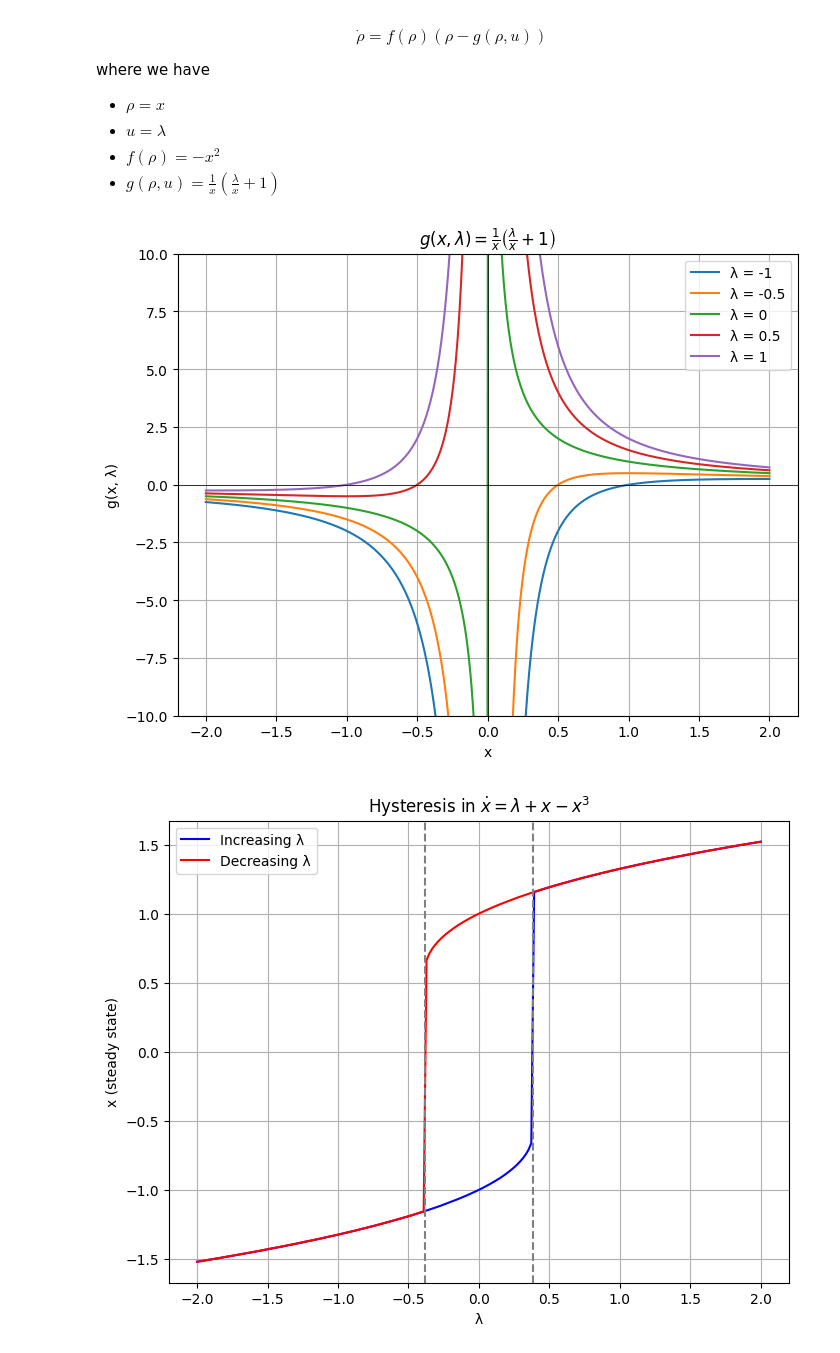
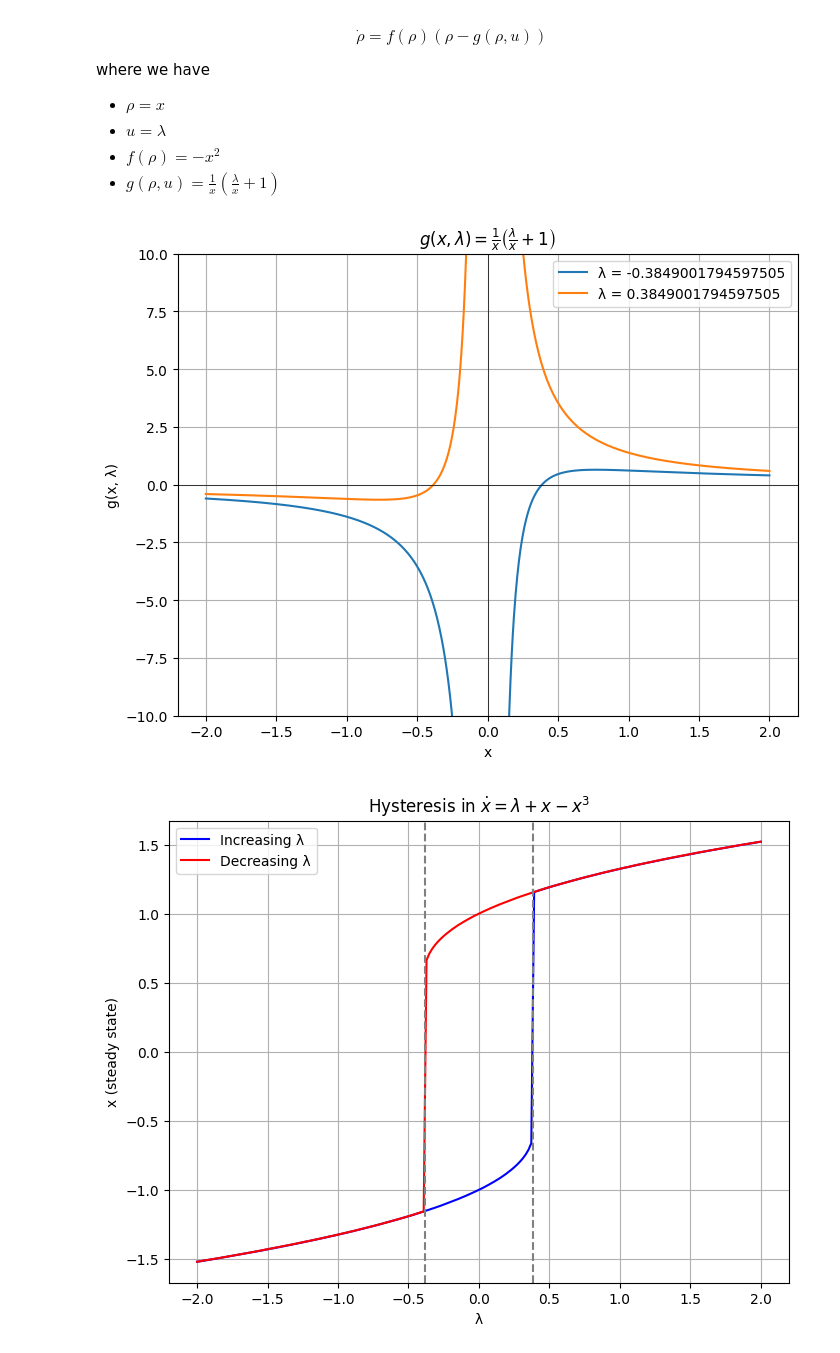
Before and after one commit to MalachiteWind/stable_node_control, a Jupyter notebook: hysteresis.ipynb, the cells around one changed output. Cells and saved outputs as stored; diff of their text form; code cells hidden in the pictures.

```diff
--- a/hysteresis.ipynb
+++ b/hysteresis.ipynb
@@ -9,33 +9,34 @@ where we have
 # %%
 import numpy as np
 import matplotlib.pyplot as plt
 
 def g(x, lam):
     return (1/x) * (lam/x + 1)
 
 # Define x range avoiding zero
 x = np.linspace(-2, 2, 1000)
 x = x[np.abs(x) > 1e-2]  # avoid division by zero near x=0
 
 # Values of lambda to plot
-lambda_vals = [-1, -0.5, 0, 0.5, 1]
+lambda_vals = [-1, -np.sqrt(4/27), 0, np.sqrt(4/27), 1]
+lambda_vals = [-np.sqrt(4/27), np.sqrt(4/27)]
 
 plt.figure(figsize=(8,6))
 for lam in lambda_vals:
     y = g(x, lam)
     plt.plot(x, y, label=f"λ = {lam}")
 
 plt.axhline(0, color='k', linewidth=0.5)
 plt.axvline(0, color='k', linewidth=0.5)
 plt.ylim(-10, 10)
 plt.title(r"$g(x, \lambda) = \frac{1}{x} \left( \frac{\lambda}{x} + 1 \right)$")
 plt.xlabel("x")
 plt.ylabel("g(x, λ)")
 plt.legend()
 plt.grid(True)
 plt.show()
 # %% [output]
-[figure, old version]
+[figure, new version]
 # %%
 import numpy as np
 import matplotlib.pyplot as plt
```
Also changed, not shown: parts of 1 cell of this notebook, 2 other files.
